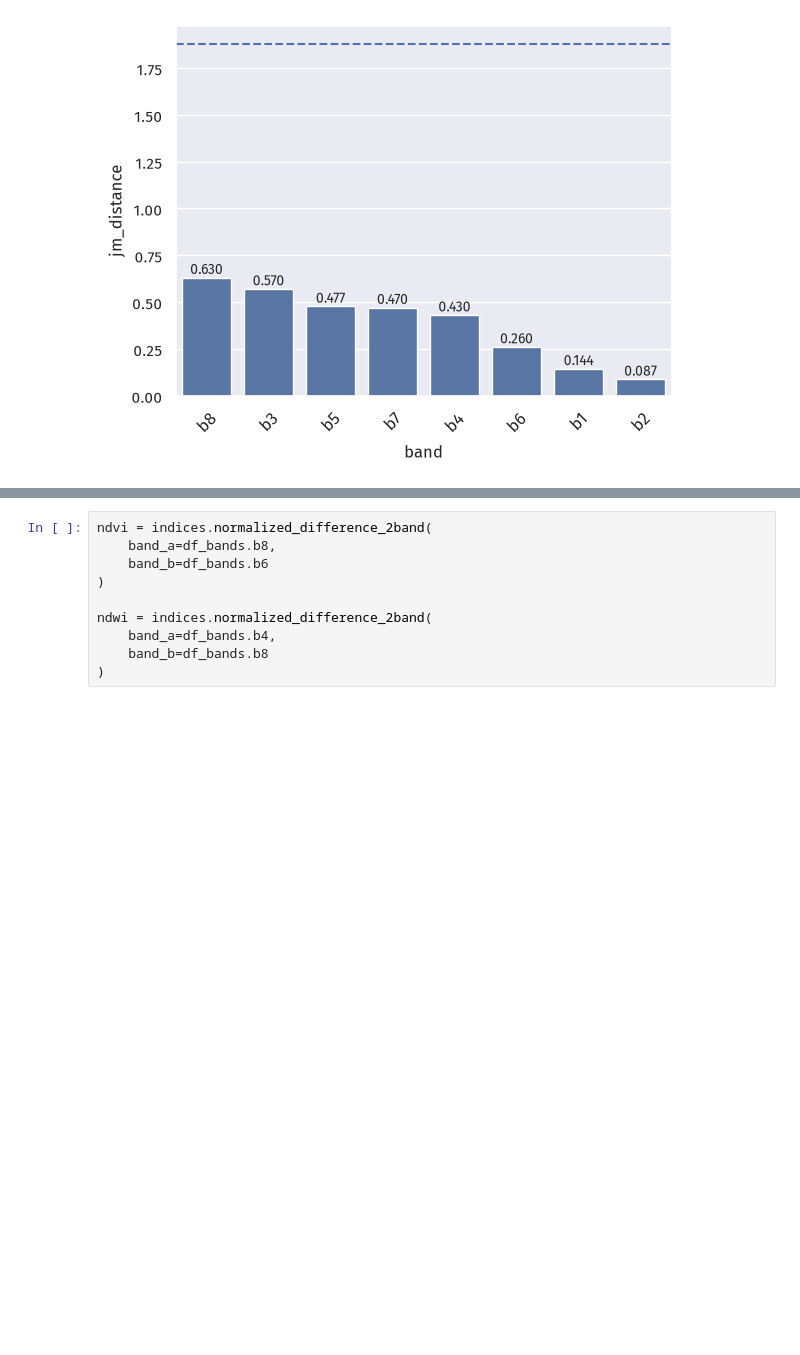
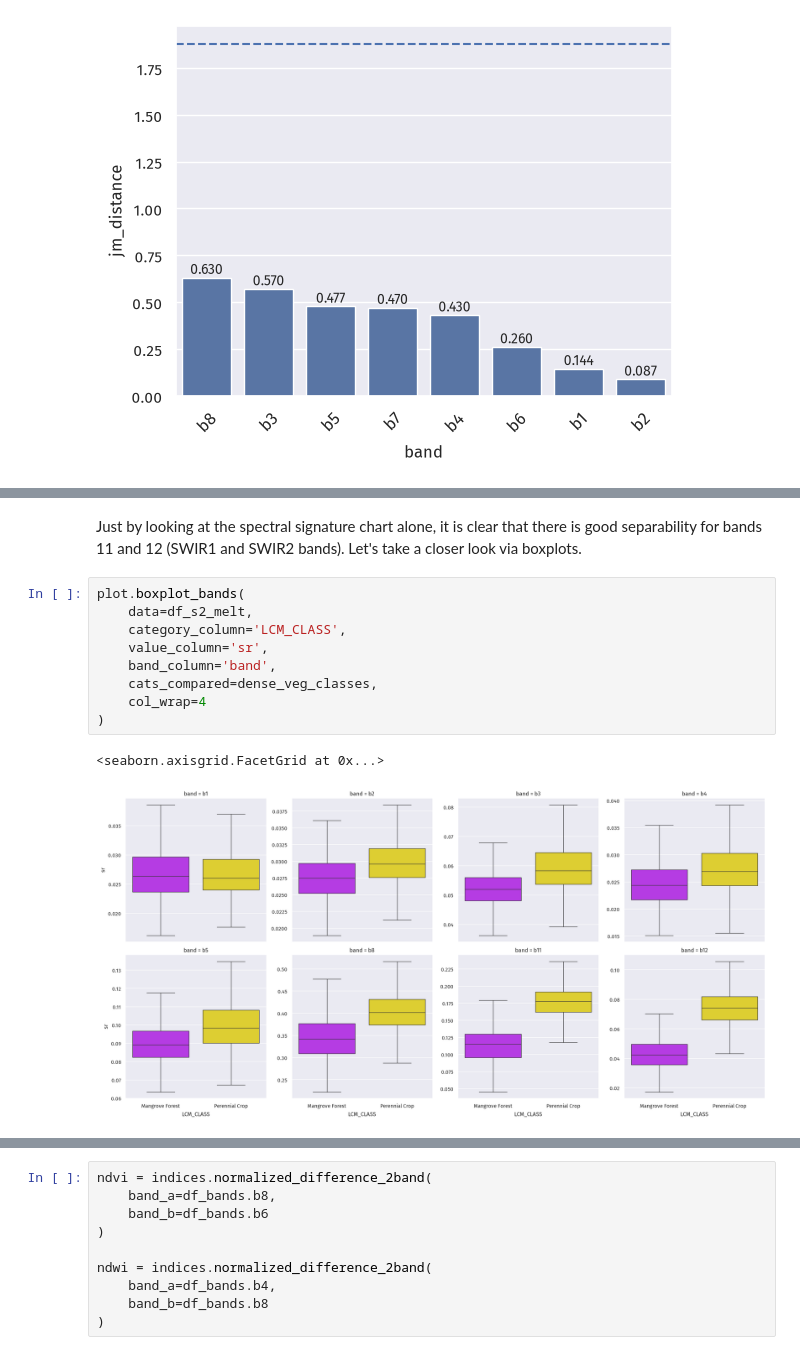
Before and after one commit to jeromemaiquez/gms-ir-mangrove-seagrass-surigao, a Jupyter notebook: main.ipynb, the cells around one changed output, grey strips where cells are left out. Saved outputs shown, nothing was run; the diff lists cells and outputs as text; blank space fills up the shorter version.

```diff
--- a/main.ipynb
+++ b/main.ipynb
@@ -177,0 +241,14 @@ Looks like the two classes are not separable based on specific bands. Next, let'
+# %% [markdown]
+Just by looking at the spectral signature chart alone, it is clear that there is good separability for bands 11 and 12 (SWIR1 and SWIR2 bands). Let's take a closer look via boxplots.
+# %%
+plot.boxplot_bands(
+    data=df_s2_melt,
+    category_column='LCM_CLASS',
+    value_column='sr',
+    band_column='band',
+    cats_compared=dense_veg_classes,
+    col_wrap=4
+)
+# %% [output]
+<seaborn.axisgrid.FacetGrid at 0x...>
+[figure, added]
```
Also changed, not shown: parts of 31 cells of this notebook, 2 other files.
